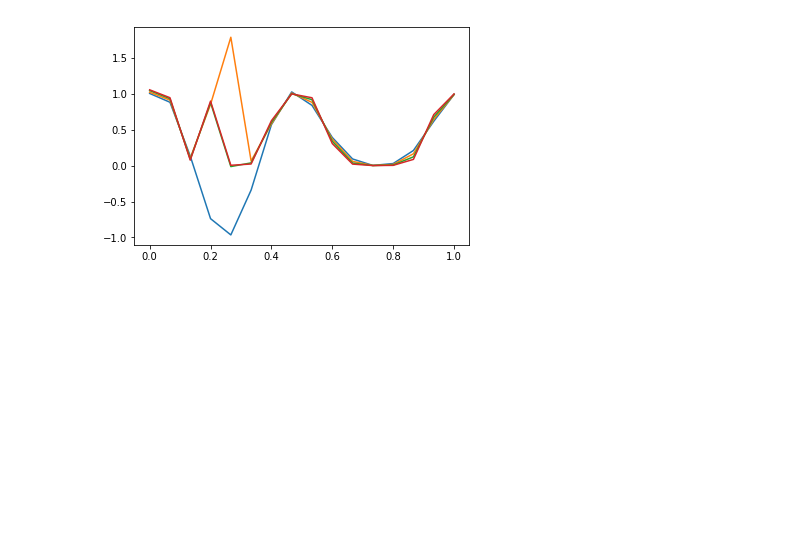
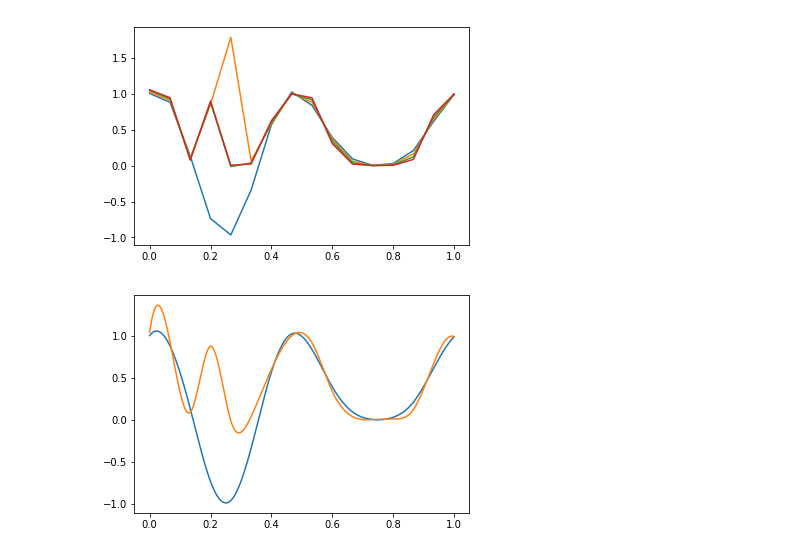
Before and after one commit to martinateruzzi/P1.4_seed, a Jupyter notebook: final_project/final_project_2019-2020.ipynb, the cells around one changed output. Drawn from its saved outputs; the diff is of its cells as text; code cells hidden in the pictures; blank space fills up the shorter version.

```diff
--- a/final_project/final_project_2019-2020.ipynb
+++ b/final_project/final_project_2019-2020.ipynb
@@ -289,6 +289,20 @@ for i in range(int(T/dt)):
 
 def plot_solution(eta, basis, stride, resolution):
     # plot eta[::stride], on x = linspace(0,1,resolution)
-    x = linspace(0,1,resolution)
+    x = np.linspace(0,1,resolution)
+
+    B = np.zeros((resolution,len(basis)))
+
+    for i in range(len(basis)):
+        B[:,i] = basis[i](x)
+
+    return eta[::stride].dot(B.T)
 
     # plot(...)
+# %%
+eta_strided = plot_solution(eta,basis,2,1025)
+# %%
+for i in range(2):
+    _ = plt.plot(np.linspace(0,1,1025),eta_strided[i,:])
+# %% [output]
+[figure, added]
```
